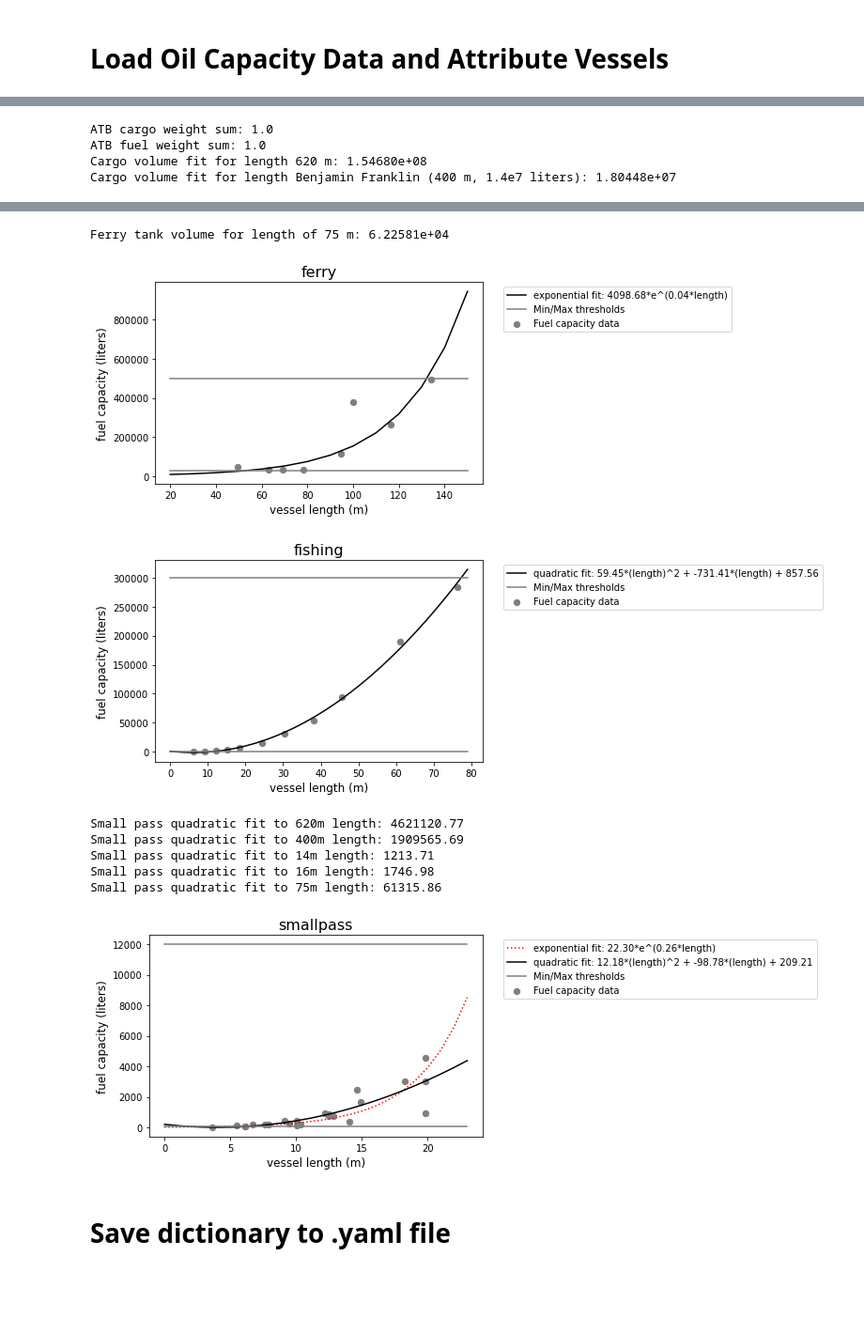
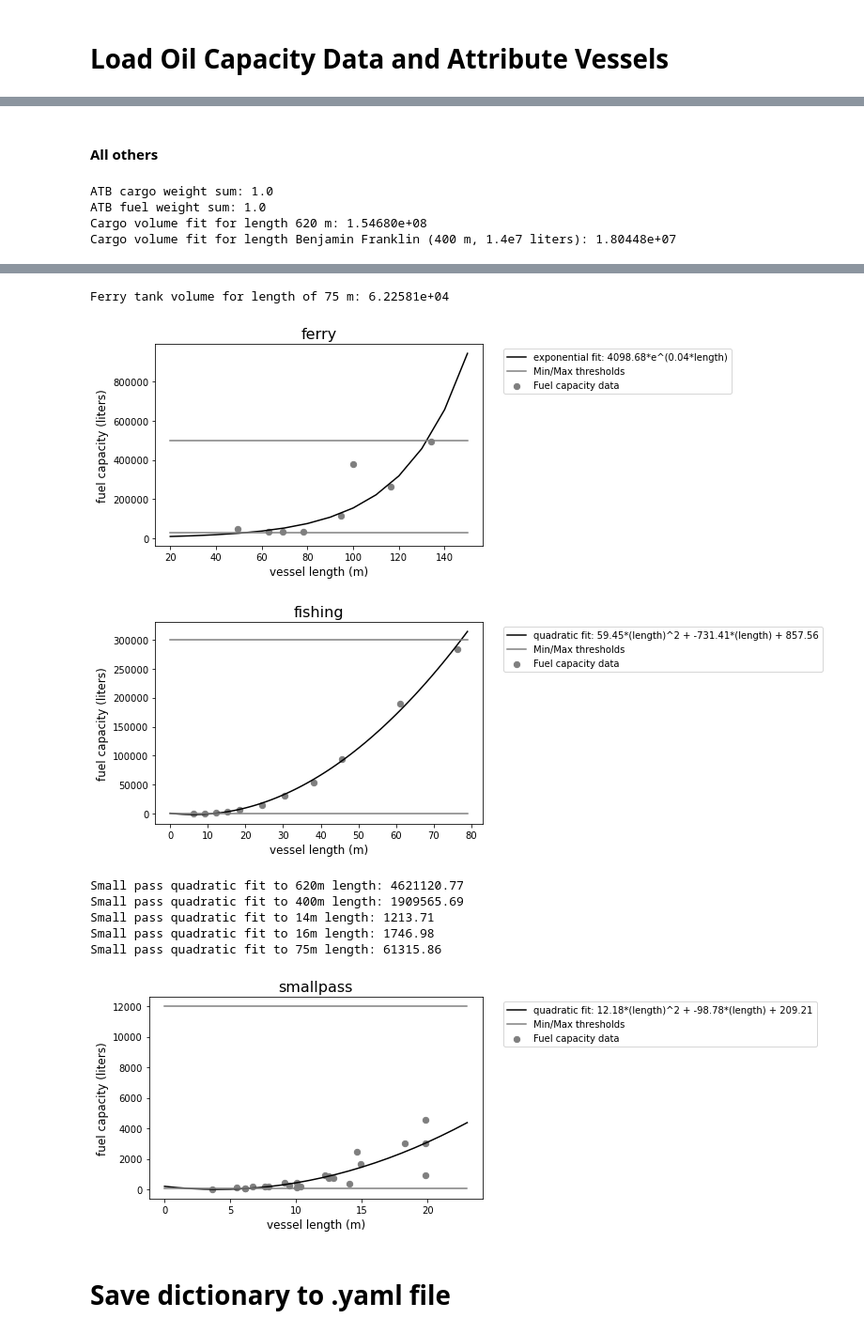
Before and after one commit to MIDOSS/analysis-rachael, a Jupyter notebook: notebooks/monte_carlo/oil_attribution.ipynb, the cells around one changed output, grey strips where cells are left out. Shown at 94% size. Cells and saved outputs as stored; diff of their text form; code cells hidden in the pictures; blank space fills up the shorter version.

```diff
--- a/notebooks/monte_carlo/oil_attribution.ipynb
+++ b/notebooks/monte_carlo/oil_attribution.ipynb
@@ -232,0 +400,6 @@ This code was developed in `Quantify_AIS_barge_attributions.ipynb`
+# %%
+handyVoyages['full'] = two_way['Handymax'].shape[0]
+handyVoyages['half_full'] = 2*one_way['Handymax'].shape[0]
+handyVoyages['total'] = handyVoyages['full']+handyVoyages['half_full']
+full_handymax = (1.0 * handyVoyages['full']/handyVoyages['total'] +
+                 0.5 * handyVoyages['half_full']/handyVoyages['total'])
@@ -232,0 +428,7 @@ This code was developed in `Quantify_AIS_barge_attributions.ipynb`
+# %%
+weights = n/sum(n)
+capacity['weights'] = weights.tolist()
+capacity['amount_in_liters'] = cargo_capacity.tolist()
+capacity['amount_in_liters'].pop(0) # Remove zero (lower bound of first bin)
+print(f'{len(capacity["amount_in_liters"])} =? {len(capacity["weights"])}')
+capacity
@@ -475,9 +696,16 @@ oil_attrs['vessel_attributes']['atb']['probability_full']  = 0.5
 oil_attrs['vessel_attributes']['atb']['probability_empty'] = 1 - \
 oil_attrs['vessel_attributes']['atb']['probability_full']
 
-oil_attrs['vessel_attributes']['barge']['probability_full']  = 0.5
+# All barges are originally set as oil cargo barges but changed to fuel
+# barges based on `probability_oilcargo`, below.
+oil_attrs['vessel_attributes']['barge']['probability_full']  = 1.0
 oil_attrs['vessel_attributes']['barge']['probability_empty'] = 1 - \
 oil_attrs['vessel_attributes']['barge']['probability_full']
+
+# # Use special case for Handimax
+oil_attrs['vessel_attributes']['tanker']['probability_full_handymax']  = full_handymax
+oil_attrs['vessel_attributes']['tanker']['probability_empty_handymax'] = 1 - \
+oil_attrs['vessel_attributes']['tanker']['probability_full_handymax']
 
 # ~~~~~~~~~~~~~~~~~~~~~~~~~~~~~~~~~~~~~~~~~~~~~~~~~~~~~~~~~~~~~~~~~~~~~~~~~~~~
 # Add probability of oil cargo barge
@@ -594,3 +825,8 @@ oil_attrs['vessel_attributes']['other']['max_length']     = 75
+# %%
+oil_attrs['vessel_attributes']['tanker']['handy_weights'] = capacity['weights']
+oil_attrs['vessel_attributes']['tanker']['handy_capacity'] = capacity['amount_in_liters']
+# %% [markdown]
+#### All others
 # %%
 oil_attrs['vessel_attributes']['tanker']['tanker_types'] = (
     oil_attrs['categories']['tanker_size_classes']
@@ -606,7 +842,7 @@ oil_attrs['vessel_attributes']['tanker']['fuel_capacity'] = (
     tanker_df['total fuel capacity (liters)'].values.flatten()
 ).tolist()
 
-# cargo parameters
+# cargo parameters for all tankers
 oil_attrs['vessel_attributes']['tanker']['cargo_capacity'] = (
     tanker_df['cargo capacity (liters)'].values.flatten()
 ).tolist()
@@ -799,11 +1035,6 @@ ax1.plot(
      oil_attrs['vessel_attributes']['cargo']['max_fuel']],
     c='tab:grey'
 )
-ax1.plot(
-    [numpy.min(cargo_length), numpy.max(cargo_length)],
-    [2e6, 2e6],'r:',
-    label="Max threshold before correction"
-)
 plt.xlabel('vessel length (m)',fontsize=12)
 plt.ylabel('fuel capacity (liters)',fontsize=12)
 plt.title(vessel_type, fontsize=16)
@@ -868,11 +1099,6 @@ ax1.plot(
     c='tab:grey'
 )
 
-ax1.plot(
-    [numpy.min(cruise_length), numpy.max(cruise_length)],
-    [5500000, 5500000], 'r:',
-    label='Max threshold before correction'
-)
 plt.xlabel('vessel length (m)',fontsize=12)
 plt.ylabel('fuel capacity (liters)',fontsize=12)
 plt.title(vessel_type, fontsize=16)
@@ -1076,11 +1302,7 @@ ax1.scatter(
     label='Fuel capacity data',
     color='tab:grey'
 )
-ax1.plot(
-    smallpass_length,
-    smallpass_fit, 'r:',
-    label=f'exponential fit: {numpy.exp(C[1]):.02f}*e^({C[0]:.02f}*length)'
-)
+
 ax1.plot(
     smallpass_length,
     smallpass_fit_q,
@@ -1124,12 +1346,12 @@ Cargo volume fit for length Benjamin Franklin (400 m, 1.4e7 liters): 1.80448e+07
 Ferry tank volume for length of 75 m: 6.22581e+04
 [figure]
 [figure]
 Small pass quadratic fit to 620m length: 4621120.77
 Small pass quadratic fit to 400m length: 1909565.69
 Small pass quadratic fit to 14m length: 1213.71
 Small pass quadratic fit to 16m length: 1746.98
 Small pass quadratic fit to 75m length: 61315.86
-[figure, old version]
+[figure, new version]
 # %% [markdown]
 # Save dictionary to .yaml file
 # %%
```
Also changed, not shown: parts of 24 cells of this notebook.
